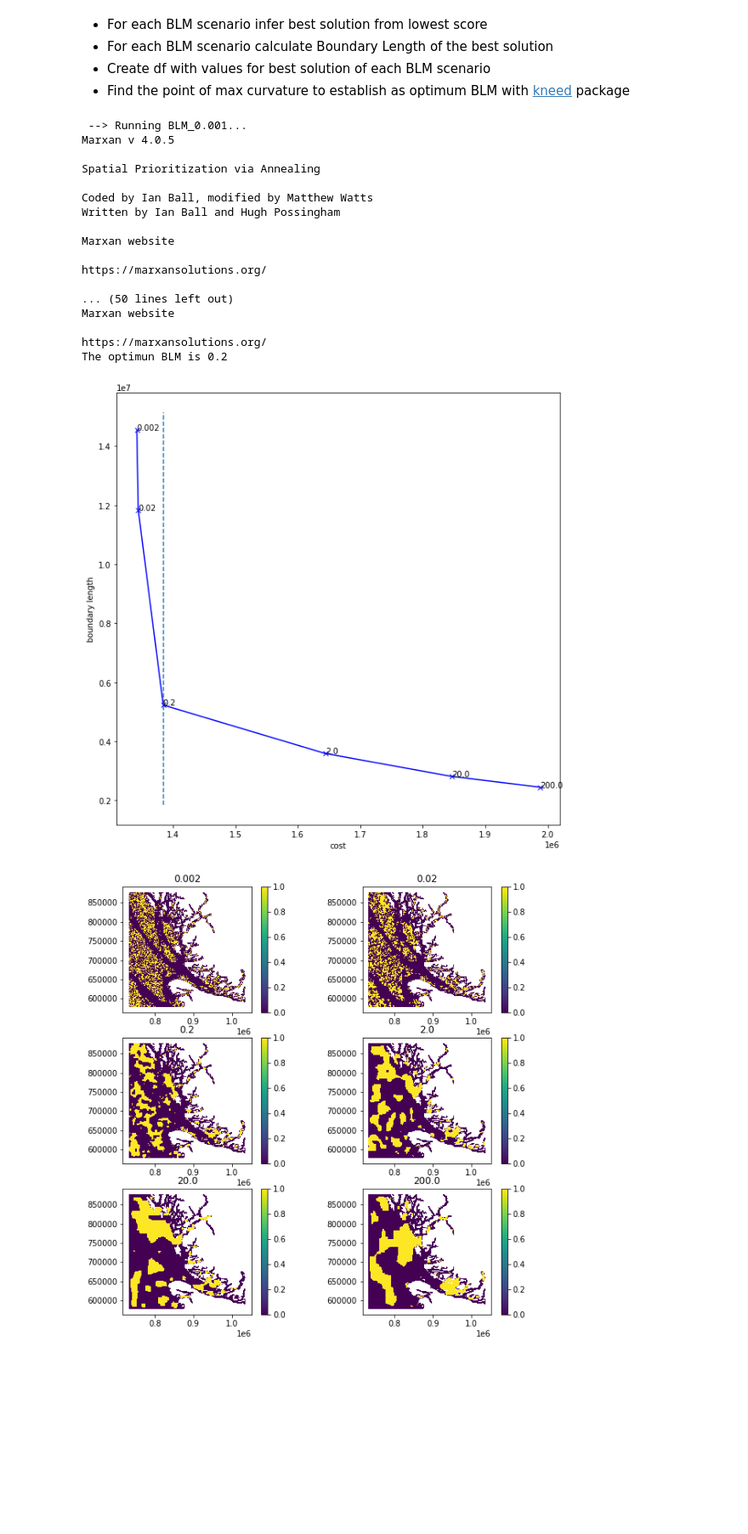
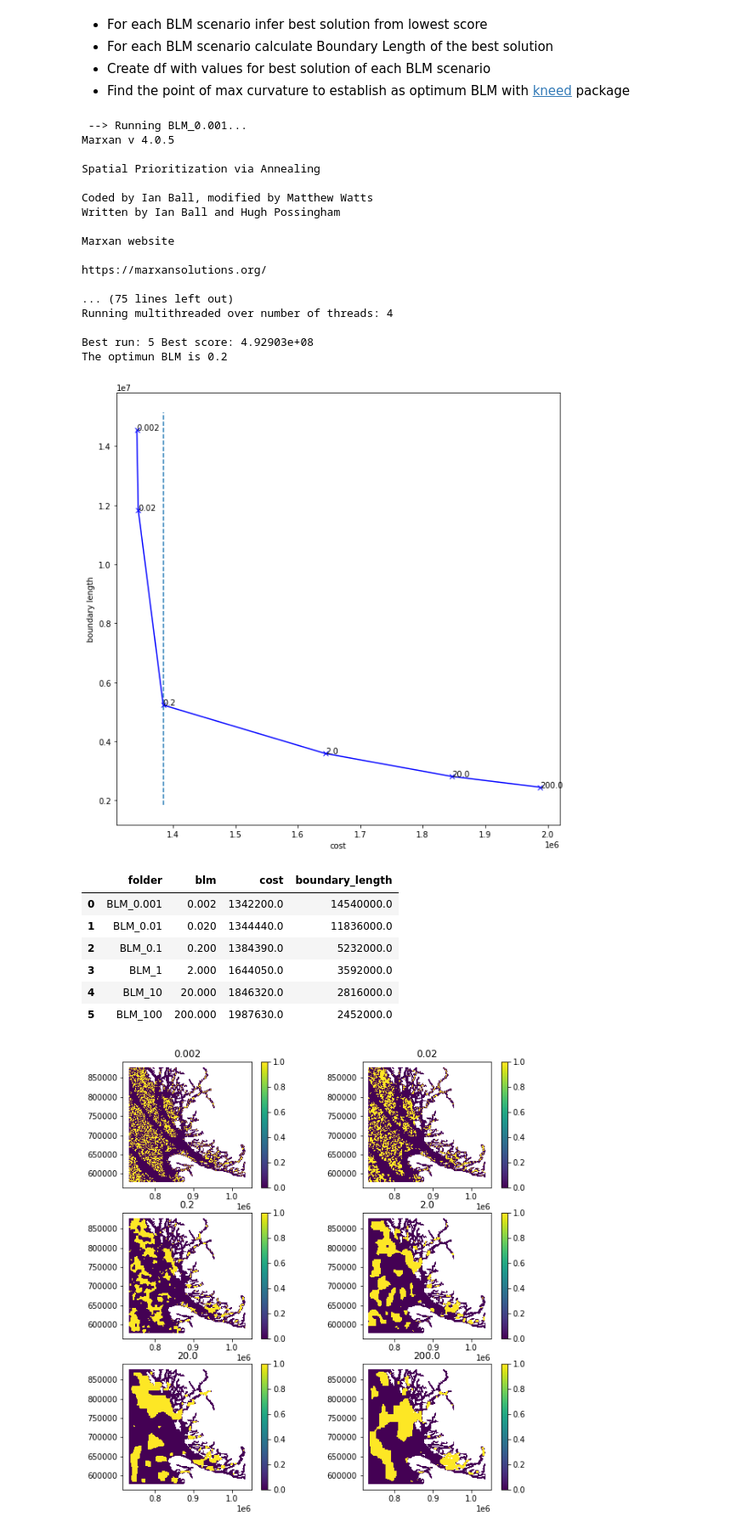
Before and after one commit to Vizzuality/marxan-cloud, a Jupyter notebook: data/notebooks/Lab/marxan_blm.ipynb, the cells around one changed output. Shown at 85% size. Saved outputs shown, nothing was run; the diff lists cells and outputs as text; code cells hidden in the pictures; blank space fills up the shorter version.

Commit message:
revised paths and added some doc

```diff
--- a/data/notebooks/Lab/marxan_blm.ipynb
+++ b/data/notebooks/Lab/marxan_blm.ipynb
@@ -111,7 +114,7 @@ def plotBLM(path: str, grid_file_path:str):
 # %%
 from scipy.interpolate import splrep, splev
 
-def BLM_calibration(path: str, , grid_file_path: str, Plot: bool = True)-> float:
+def BLM_calibration(path: str,MARXAN_INPUTDATA :str, grid_file_path: str, Plot: bool = True)-> float:
     blm_df =pd.DataFrame(columns=['folder','blm'])
     blm_folder, blm_values = createBlmProject(path, grid_file_path)
     MARXAN_INPUTDATA = 'input.dat'
@@ -119,17 +122,16 @@ def BLM_calibration(path: str, , grid_file_path: str, Plot: bool = True)-> float
     blm_df['blm']= blm_values
 
     for blm in blm_folder:
-        solution, summary = validate_output_files(f"{os.path.dirname(path)}/{blm}",MARXAN_INPUTDATA)
+        solution = validateFile(f'{os.path.dirname(MARXAN_FOLDER)}/{blm}',MARXAN_INPUTDATA, OutputRun)
+        summary = validateFile(f'{os.path.dirname(MARXAN_FOLDER)}/{blm}',MARXAN_INPUTDATA, OutputSum)
         best =summary.loc[summary.loc[:]['Score'].idxmin(),'Run_Number']
         cost=summary.loc[best-1,'Cost']
         blm_df.loc[blm_df['folder']==blm,'cost']=cost
 
         pu_area = gpd.read_file(grid_file_path)
-        puid_list = ['PIUD','PU_ID','puid','pu_id']
-        for option in puid_list:
-            for col_name in pu_area.columns:
-                if option in col_name:
-                    pu_col = col_name
+        puid_list = ['PUID','PU_ID','puid','pu_id']
+        pu_col = list(set(pu_area.columns) & set(puid_list))[0]
+
         solution_grid = pu_area.merge(solution,left_on=f'{pu_col}',right_on = 'PUID',how='inner')
         blm_df.loc[blm_df['folder']==blm,'boundary_length']=solution_grid.dissolve(by='SOLUTION')['geometry'].length[1] ## perimeter in m
 
@@ -179,9 +181,9 @@ def BLM_calibration(path: str, , grid_file_path: str, Plot: bool = True)-> float
 #         plt.vlines(kn_sp.knee, plt.ylim()[0], plt.ylim()[1], linestyles='dashed')
         plt.vlines(kn.knee, plt.ylim()[0], plt.ylim()[1], linestyles='dashed')
 
-    return best_blm
+    return blm_df
 # %%
-blm_df = BLM_calibration(MARXAN_FOLDER)
+blm_df = BLM_calibration(MARXAN_FOLDER, MARXAN_INPUTDATA, grid_file_path)
 # %% [output]
  --> Running BLM_0.001...
 Marxan v 4.0.5
@@ -195,12 +197,22 @@ Marxan website
 
 https://marxansolutions.org/
 
-... (50 lines left out)
-Marxan website
+... (75 lines left out)
+Running multithreaded over number of threads: 4
 
-https://marxansolutions.org/
+Best run: 5 Best score: 4.92903e+08
 The optimun BLM is 0.2
 [figure]
+# %%
+blm_df
+# %% [output]
+|  | folder | blm | cost | boundary_length |
+| 0 | BLM_0.001 | 0.002 | 1342200.0 | 14540000.0 |
+| 1 | BLM_0.01 | 0.020 | 1344440.0 | 11836000.0 |
+| 2 | BLM_0.1 | 0.200 | 1384390.0 | 5232000.0 |
+| 3 | BLM_1 | 2.000 | 1644050.0 | 3592000.0 |
+| 4 | BLM_10 | 20.000 | 1846320.0 | 2816000.0 |
+| 5 | BLM_100 | 200.000 | 1987630.0 | 2452000.0 |
 # %%
 plotBLM(MARXAN_FOLDER, grid_file_path)
 # %% [output]
```
Also changed, not shown: parts of 2 cells of this notebook, 9 other files.
